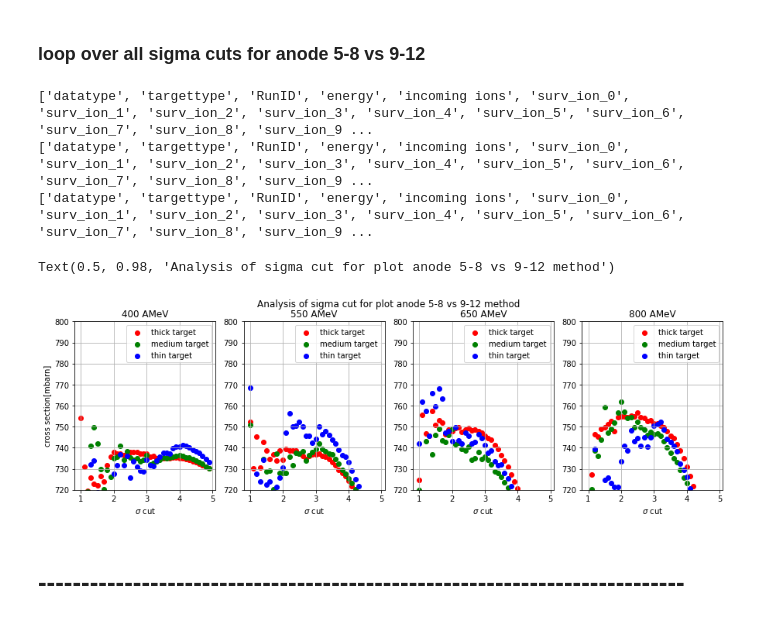
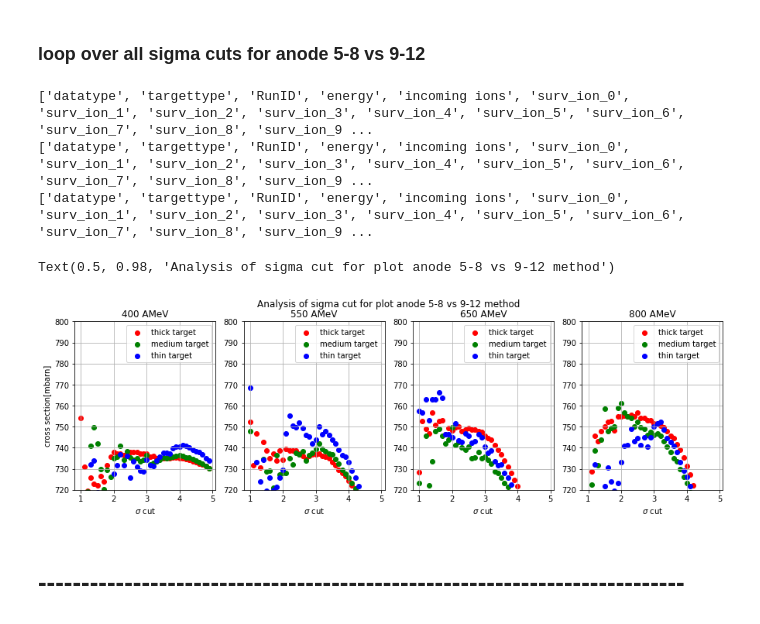
Before and after one commit to jenegger/r3bweek24_gsi, a Jupyter notebook: preliminary_charge_chaning_methods.ipynb, the cells around one changed output. Cells and saved outputs as stored; diff of their text form; code cells hidden in the pictures.

```diff
--- a/preliminary_charge_chaning_methods.ipynb
+++ b/preliminary_charge_chaning_methods.ipynb
@@ -418,7 +418,7 @@ ax.legend()
 # %% [markdown]
 ### loop over all sigma cuts for anode 5-8 vs 9-12
 # %%
-filename = "comb_loop_anode_5_8_9_12_gauss2d_border.txt"
+filename = "numbers/comb_loop_anode_5_8_9_12_gauss2d_border.txt"
 
 
 tick_target_cccs = cccs_loop(filename,"thick")
@@ -465,34 +465,34 @@ ax[1].scatter(bins,thin_550,label="thin target",color='blue',marker="o")
 ax[1].legend()
 ax[1].set_title("550 AMeV")
 ax[1].set_xlabel(r'$\sigma$ cut')
 
 ax[2].set_ylim([720,800])
 ax[2].scatter(bins,tick_650,label="thick target",color='red',marker="o")
 ax[2].scatter(bins,medium_650,label="medium target",color='green',marker="o")
 ax[2].scatter(bins,thin_650,label="thin target",color='blue',marker="o")
 ax[2].legend()
 ax[2].set_title("650 AMeV")
 ax[2].set_xlabel(r'$\sigma$ cut')
 
 ax[3].set_ylim([720,800])
 ax[3].scatter(bins,tick_800,label="thick target",color='red',marker="o")
 ax[3].scatter(bins,medium_800,label="medium target",color='green',marker="o")
 ax[3].scatter(bins,thin_800,label="thin target",color='blue',marker="o")
 ax[3].legend()
 ax[3].set_title("800 AMeV")
 ax[3].set_xlabel(r'$\sigma$ cut')
 ax[0].grid()
 ax[1].grid()
 ax[2].grid()
 ax[3].grid()
 fig.suptitle("Analysis of sigma cut for plot anode 5-8 vs 9-12 method")
 #plt.savefig('cccs_vs_sigma_cut.png')
 # %% [output]
 ['datatype', 'targettype', 'RunID', 'energy', 'incoming ions', 'surv_ion_0', 'surv_ion_1', 'surv_ion_2', 'surv_ion_3', 'surv_ion_4', 'surv_ion_5', 'surv_ion_6', 'surv_ion_7', 'surv_ion_8', 'surv_ion_9 ...
 ['datatype', 'targettype', 'RunID', 'energy', 'incoming ions', 'surv_ion_0', 'surv_ion_1', 'surv_ion_2', 'surv_ion_3', 'surv_ion_4', 'surv_ion_5', 'surv_ion_6', 'surv_ion_7', 'surv_ion_8', 'surv_ion_9 ...
 ['datatype', 'targettype', 'RunID', 'energy', 'incoming ions', 'surv_ion_0', 'surv_ion_1', 'surv_ion_2', 'surv_ion_3', 'surv_ion_4', 'surv_ion_5', 'surv_ion_6', 'surv_ion_7', 'surv_ion_8', 'surv_ion_9 ...
 Text(0.5, 0.98, 'Analysis of sigma cut for plot anode 5-8 vs 9-12 method')
-[figure, old version]
+[figure, new version]
 # %% [markdown]
 # ---------------------------------------------------------------------------
 # %% [markdown]
```
Also changed, not shown: parts of 10 cells of this notebook, 12 other files.
